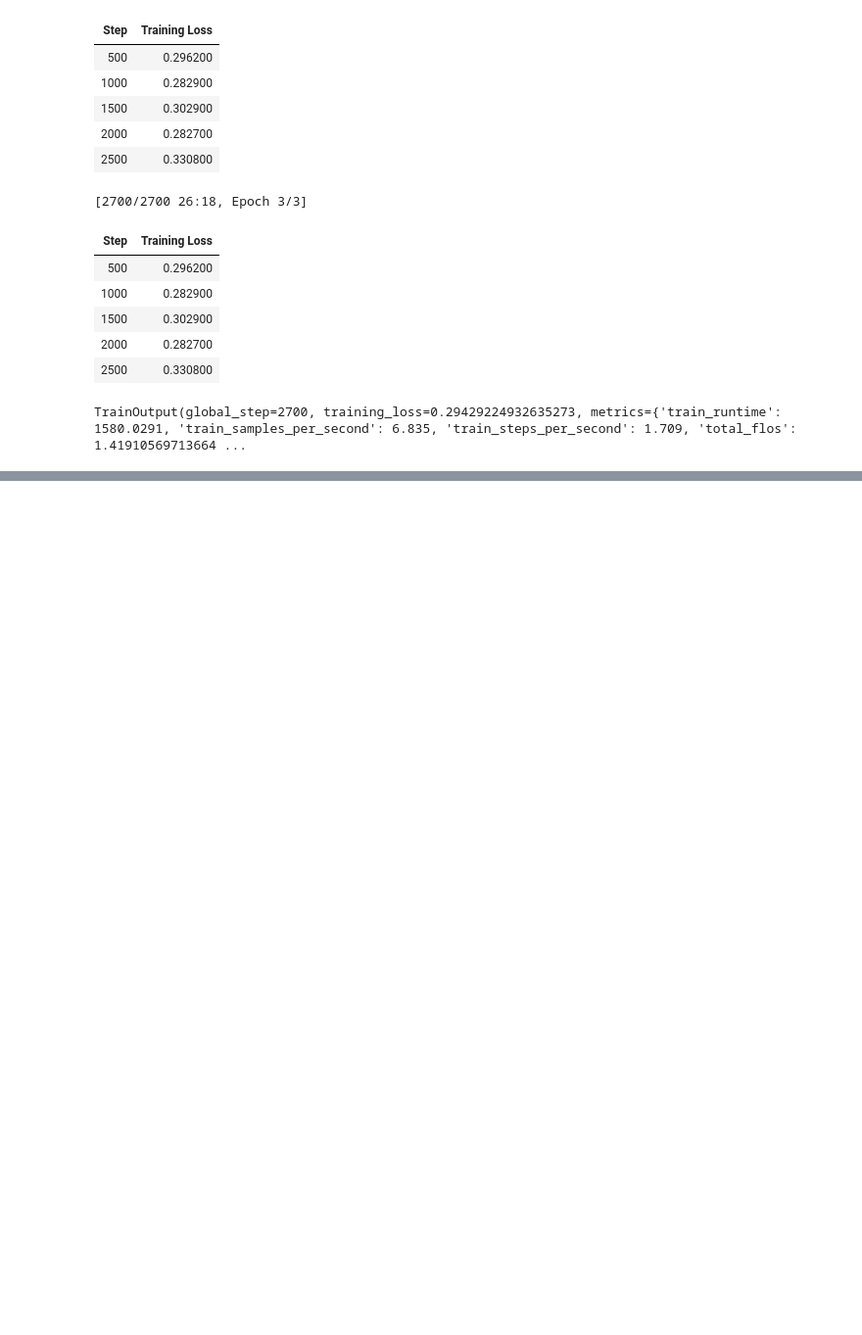
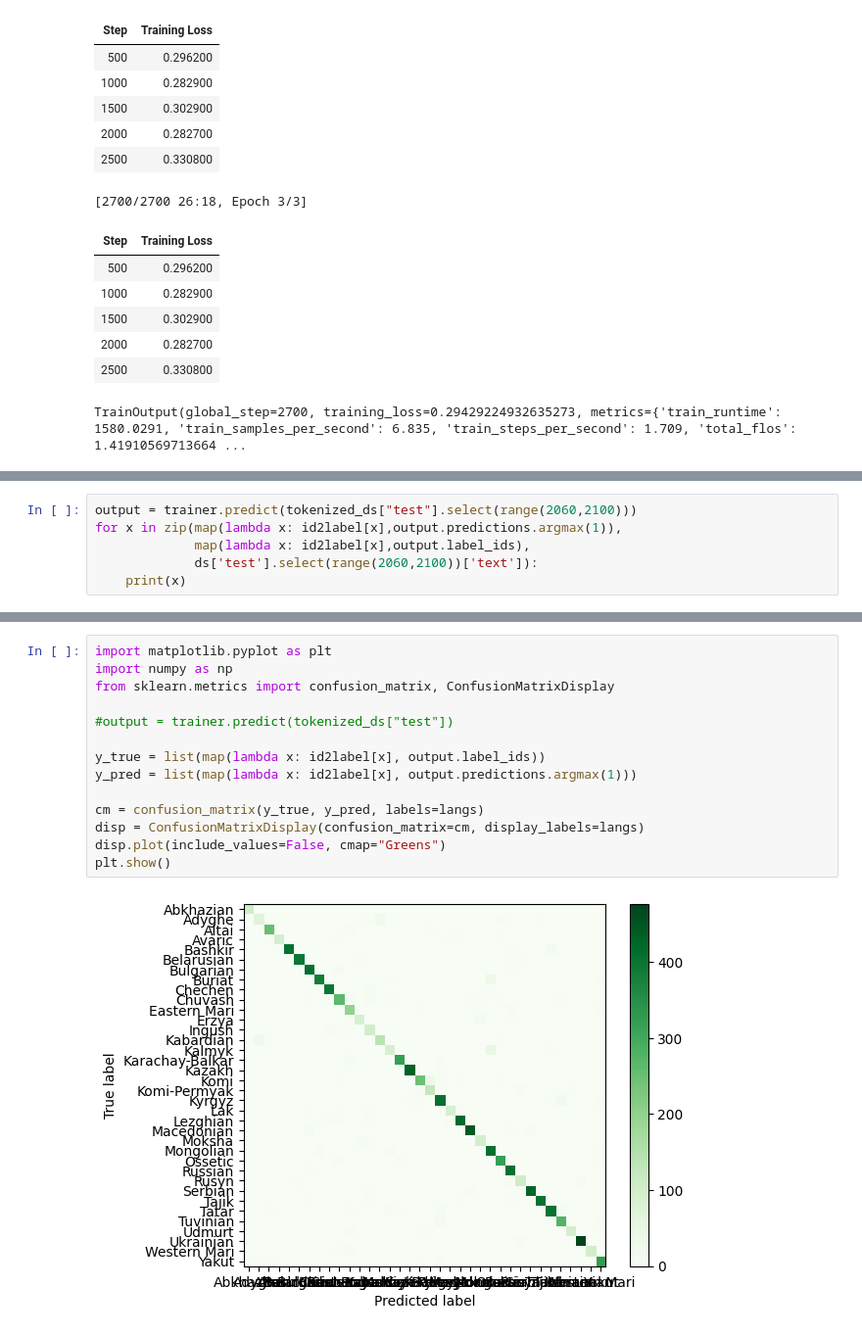
Before and after one commit to av-gav/itmo-nlp, a Jupyter notebook: Task2_2.ipynb, the cells around one changed output, grey strips where cells are left out. Shown: that part at 98% size. Saved outputs shown, nothing was run; the diff lists cells and outputs as text; blank space fills up the shorter version.

```diff
--- a/Task2_2.ipynb
+++ b/Task2_2.ipynb
@@ -248,0 +276,6 @@ trainer.train()
+# %%
+output = trainer.predict(tokenized_ds["test"].select(range(2060,2100)))
+for x in zip(map(lambda x: id2label[x],output.predictions.argmax(1)),
+             map(lambda x: id2label[x],output.label_ids),
+             ds['test'].select(range(2060,2100))['text']):
+    print(x)
@@ -248,0 +301,16 @@ trainer.train()
+# %%
+import matplotlib.pyplot as plt
+import numpy as np
+from sklearn.metrics import confusion_matrix, ConfusionMatrixDisplay
+
+#output = trainer.predict(tokenized_ds["test"])
+
+y_true = list(map(lambda x: id2label[x], output.label_ids))
+y_pred = list(map(lambda x: id2label[x], output.predictions.argmax(1)))
+
+cm = confusion_matrix(y_true, y_pred, labels=langs)
+disp = ConfusionMatrixDisplay(confusion_matrix=cm, display_labels=langs)
+disp.plot(include_values=False, cmap="Greens")
+plt.show()
+# %% [output]
+[figure, added]
```
Also changed, not shown: parts of 12 cells of this notebook.
